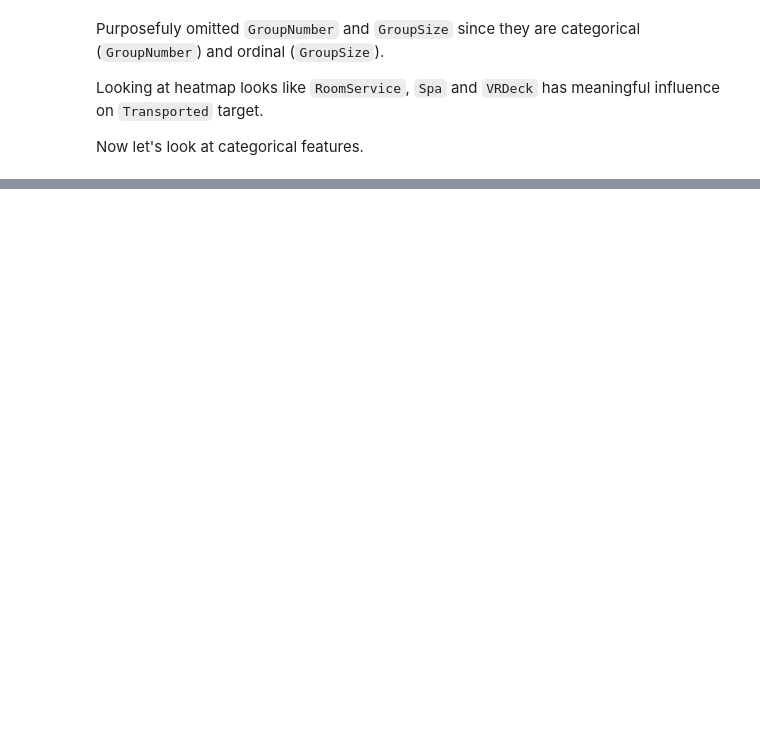
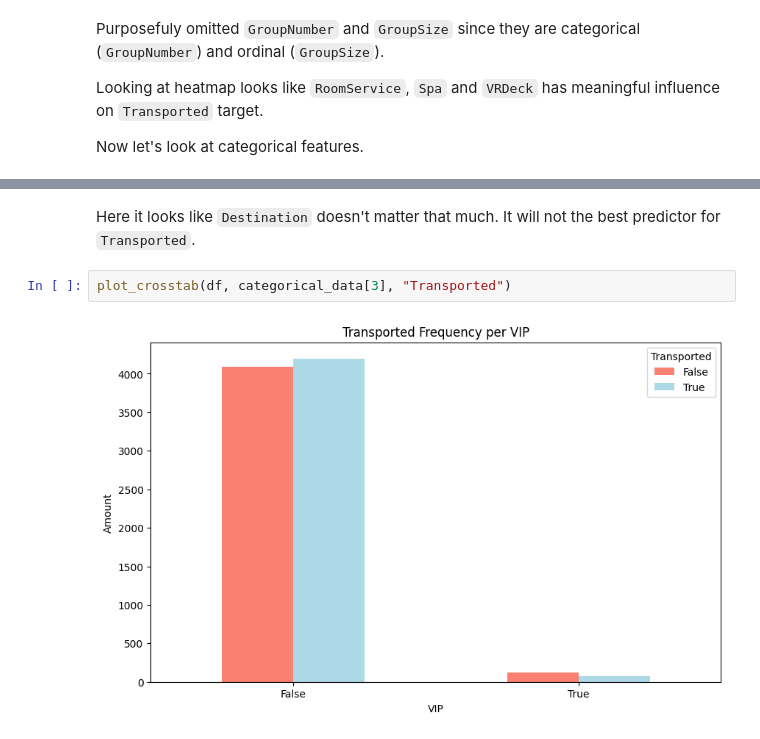
Before and after one commit to Rubic31/spaceship-titanic-project, a Jupyter notebook: notebooks/1.1-mz-correlation-analysis.ipynb, the cells around one changed output, grey strips where cells are left out. Saved outputs shown, nothing was run; the diff lists cells and outputs as text; blank space fills up the shorter version.

```diff
--- a/notebooks/1.1-mz-correlation-analysis.ipynb
+++ b/notebooks/1.1-mz-correlation-analysis.ipynb
@@ -62,0 +86,6 @@ plot_boxplots(df, ['RoomService', 'FoodCourt','ShoppingMall', 'Spa', 'VRDeck'])
+# %% [markdown]
+Here it looks like `Destination` doesn't matter that much. It will not the best predictor for `Transported`.
+# %%
+plot_crosstab(df, categorical_data[3], "Transported")
+# %% [output]
+[figure, added]
```
Also changed, not shown: parts of 20 cells of this notebook, 1 other file.
